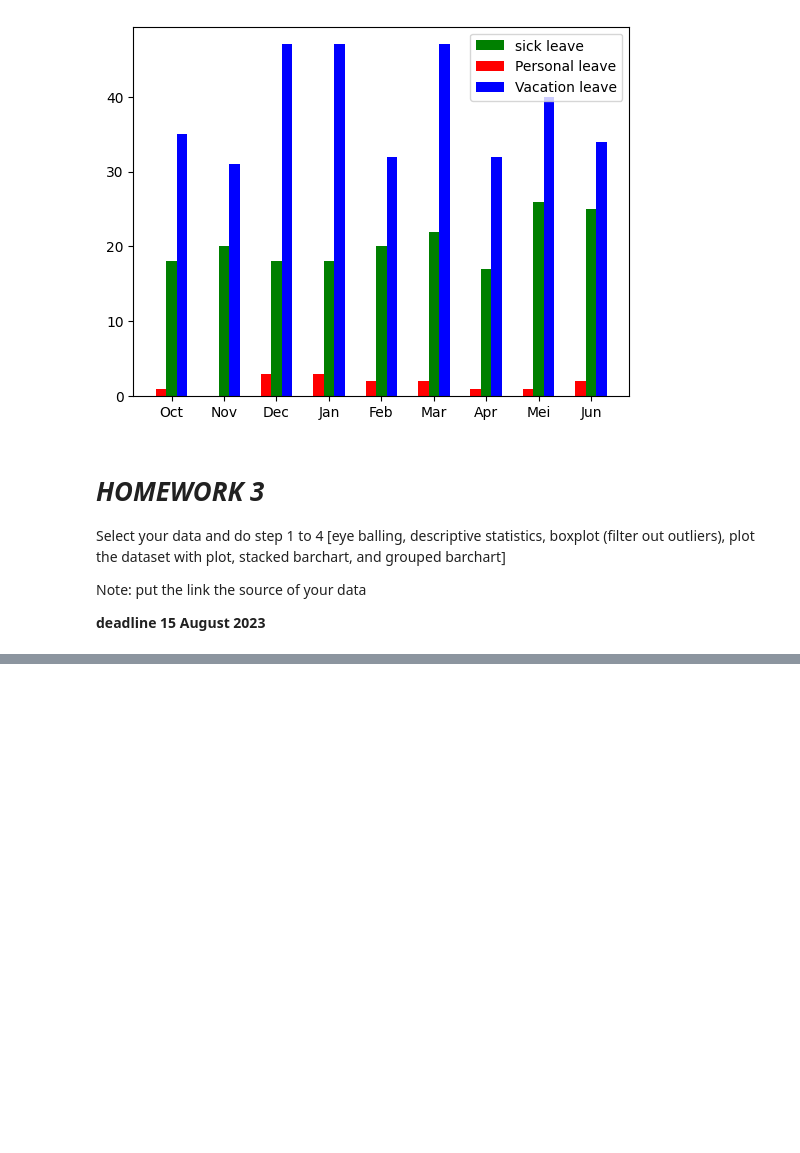
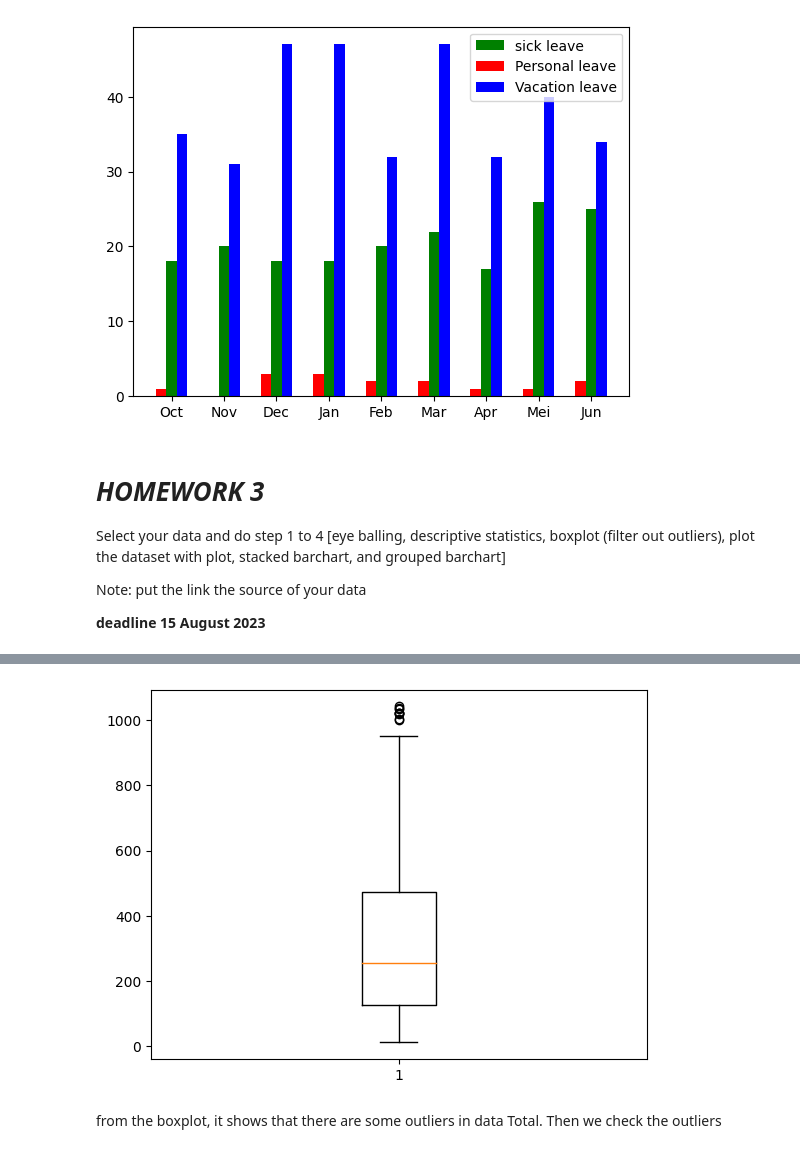
Before and after one commit to oktsadwikar/DPDM2023, a Jupyter notebook: Data102(Chapter_2).ipynb, the cells around one changed output, grey strips where cells are left out. Drawn from its saved outputs; the diff is of its cells as text; code cells hidden in the pictures; blank space fills up the shorter version.

```diff
--- a/Data102(Chapter_2).ipynb
+++ b/Data102(Chapter_2).ipynb
@@ -561,0 +779,6 @@ Note: put the link the source of your data
+# %%
+boxplot_total = plt.boxplot(data['Total'])
+# %% [output]
+[figure, added]
+# %% [markdown]
+from the boxplot, it shows that there are some outliers in data Total. Then we check the outliers
```
Also changed, not shown: parts of 139 cells of this notebook.
